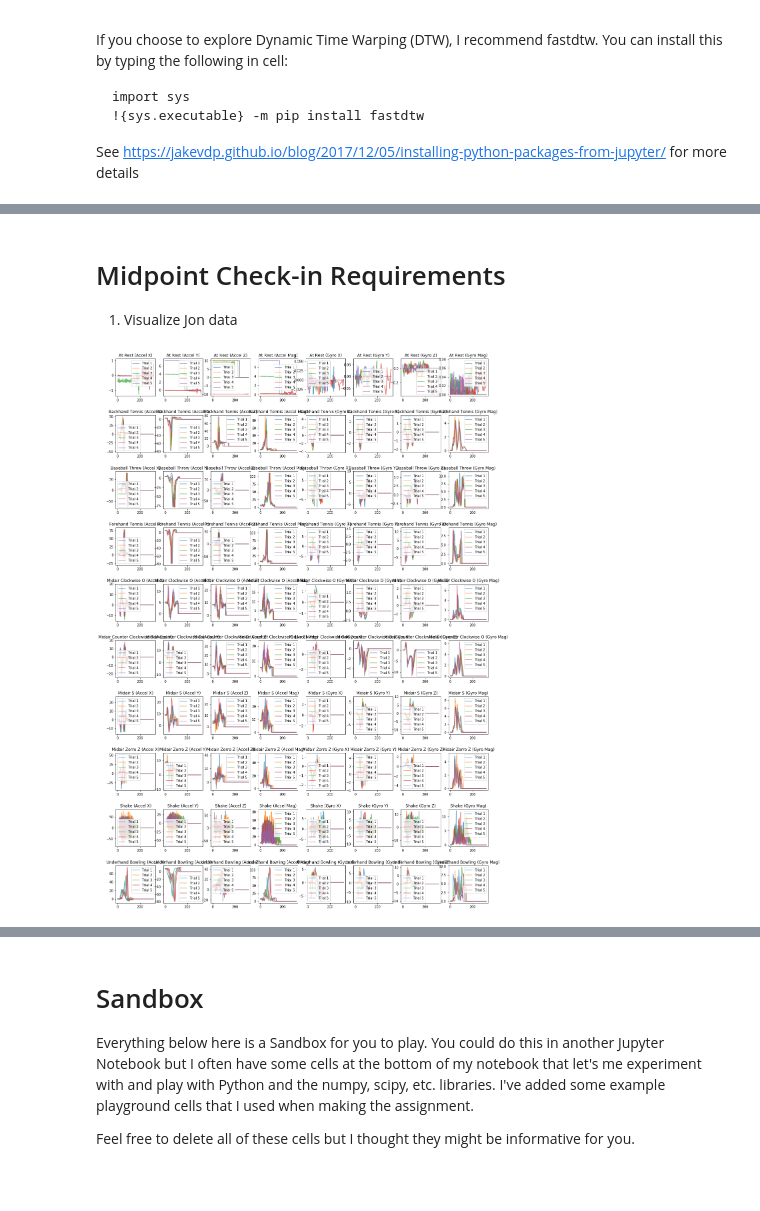
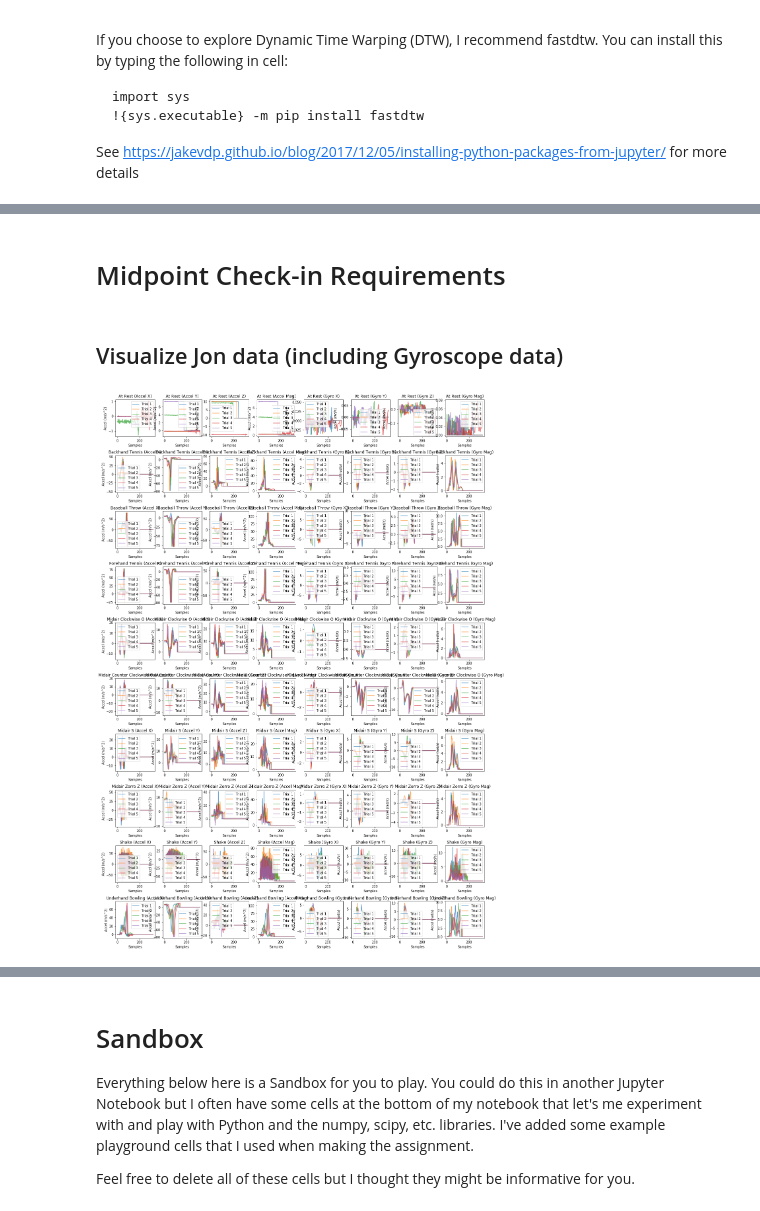
Before and after one commit to brownmagik352/gestureRecognizer, a Jupyter notebook: A2 Gesture Recognizer.ipynb, the cells around one changed output, grey strips where cells are left out. Cells and saved outputs as stored; diff of their text form; code cells hidden in the pictures; blank space fills up the shorter version.

Commit message:
closes #2, visualization of professor data done

```diff
--- a/A2 Gesture Recognizer.ipynb
+++ b/A2 Gesture Recognizer.ipynb
@@ -217,25 +217,3 @@ Found 5 trials for 'Midair Zorro Z'
 Found 5 trials for 'Shake'
 Found 5 trials for 'Underhand Bowling'
 Max trial length across all gesture is 'At Rest' Trial 3 with 323 sensor events. Resizing all arrays to match
-# %%
-# Now, we need to plot and explore the data. Come up with a shape matching approach
-# and a trained model approach (e.g., decision tree, SVM) to classify the gestures
-
-# For example, here's how you would plot one of the signals
-from random import randint
-gestureNamesSorted = sorted(mapGestureToTrials.keys())
-randomGestureName = gestureNamesSorted[randint(0, len(gestureNamesSorted) - 1)]
-
-# This is where we actually make the plot.
-# subplots allows us to make a nice grid of plots. For example, if you want to
-# make a 2,2 grid of plots, change the 1 below to 2,2
-fig, axes = plt.subplots(1, figsize=(10, 5)) #figsize is width, height
-gestureTrials = mapGestureToTrials[randomGestureName]
-trialNum = 0
-for trial in gestureTrials:
-    axes.plot(trial.accel.mag, alpha=0.7, label="Trial {}".format(trialNum))
-    trialNum = trialNum + 1
-
-# set the title and show the legend
-axes.set_title(randomGestureName + " (Accel Mag)")
-axes.legend()
@@ -287,8 +227,8 @@ for gestureName in gestureNamesSorted:
 #  - What classes might you want to create to help you keep things organized? (e.g., your k-fold experiments and results)
 # %% [markdown]
 # Midpoint Check-in Requirements
-
-1. Visualize Jon data
+# %% [markdown]
+## Visualize Jon data (including Gyroscope data)
 # %%
 # Now let's plot all of the accel signals! :)
 
@@ -305,39 +245,39 @@ for gestureName in gestureNamesSorted:
     trialNum = 1
     for trial in gestureTrials:
         axes[index][0].plot(trial.accel.x, alpha=0.7, label="Trial {}".format(trialNum))
         axes[index][1].plot(trial.accel.y, alpha=0.7, label="Trial {}".format(trialNum))
         axes[index][2].plot(trial.accel.z, alpha=0.7, label="Trial {}".format(trialNum))
         axes[index][3].plot(trial.accel.mag, alpha=0.7, label="Trial {}".format(trialNum))
         axes[index][4].plot(trial.gyro.x, alpha=0.7, label="Trial {}".format(trialNum))
         axes[index][5].plot(trial.gyro.y, alpha=0.7, label="Trial {}".format(trialNum))
         axes[index][6].plot(trial.gyro.z, alpha=0.7, label="Trial {}".format(trialNum))
         axes[index][7].plot(trial.gyro.mag, alpha=0.7, label="Trial {}".format(trialNum))
         trialNum = trialNum + 1
 
-    axes[index][0].set_title(gestureName + " (Accel X)")
+    axes[index][0].set(xlabel='Samples', ylabel="Accel (m/s^2)", title=gestureName + " (Accel X)")
     axes[index][0].legend()
 
-    axes[index][1].set_title(gestureName + " (Accel Y)")
+    axes[index][1].set(xlabel='Samples', ylabel="Accel (m/s^2)", title=gestureName + " (Accel Y)")
     axes[index][1].legend()
 
-    axes[index][2].set_title(gestureName + " (Accel Z)")
+    axes[index][2].set(xlabel='Samples', ylabel="Accel (m/s^2)", title=gestureName + " (Accel Z)")
     axes[index][2].legend()
 
-    axes[index][3].set_title(gestureName + " (Accel Mag)")
+    axes[index][3].set(xlabel='Samples', ylabel="Accel (m/s^2)", title=gestureName + " (Accel Mag)")
     axes[index][3].legend()
 
-    axes[index][4].set_title(gestureName + " (Gyro X)")
+    axes[index][4].set(xlabel='Samples', ylabel="Accel (rad/s)", title=gestureName + " (Gyro X)")
     axes[index][4].legend()
 
-    axes[index][5].set_title(gestureName + " (Gyro Y)")
+    axes[index][5].set(xlabel='Samples', ylabel="Accel (rad/s)", title=gestureName + " (Gyro Y)")
     axes[index][5].legend()
 
-    axes[index][6].set_title(gestureName + " (Gyro Z)")
+    axes[index][6].set(xlabel='Samples', ylabel="Accel (rad/s)", title=gestureName + " (Gyro Z)")
     axes[index][6].legend()
 
-    axes[index][7].set_title(gestureName + " (Gyro Mag)")
+    axes[index][7].set(xlabel='Samples', ylabel="Accel (rad/s)", title=gestureName + " (Gyro Mag)")
     axes[index][7].legend()
 
     index = index + 1
 # %% [output]
-[figure, old version]
+[figure, new version]
```
Also changed, not shown: parts of 4 cells of this notebook.
